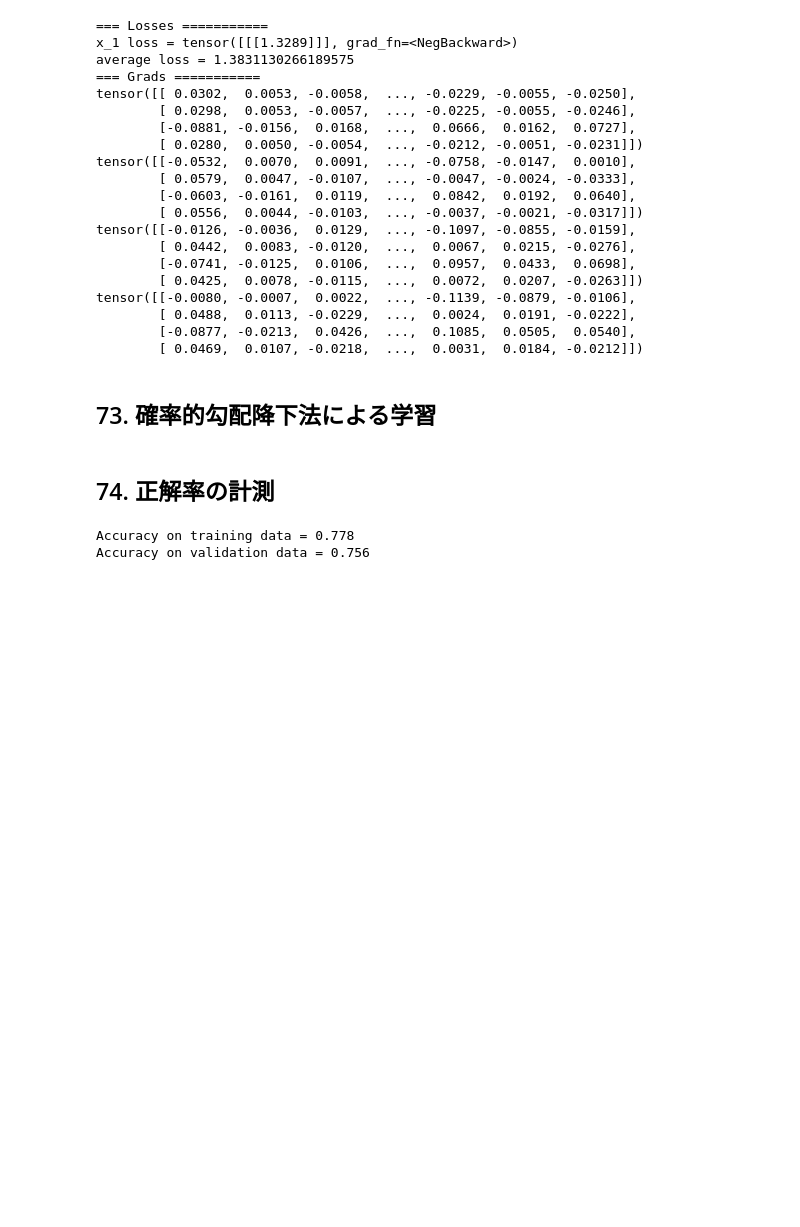
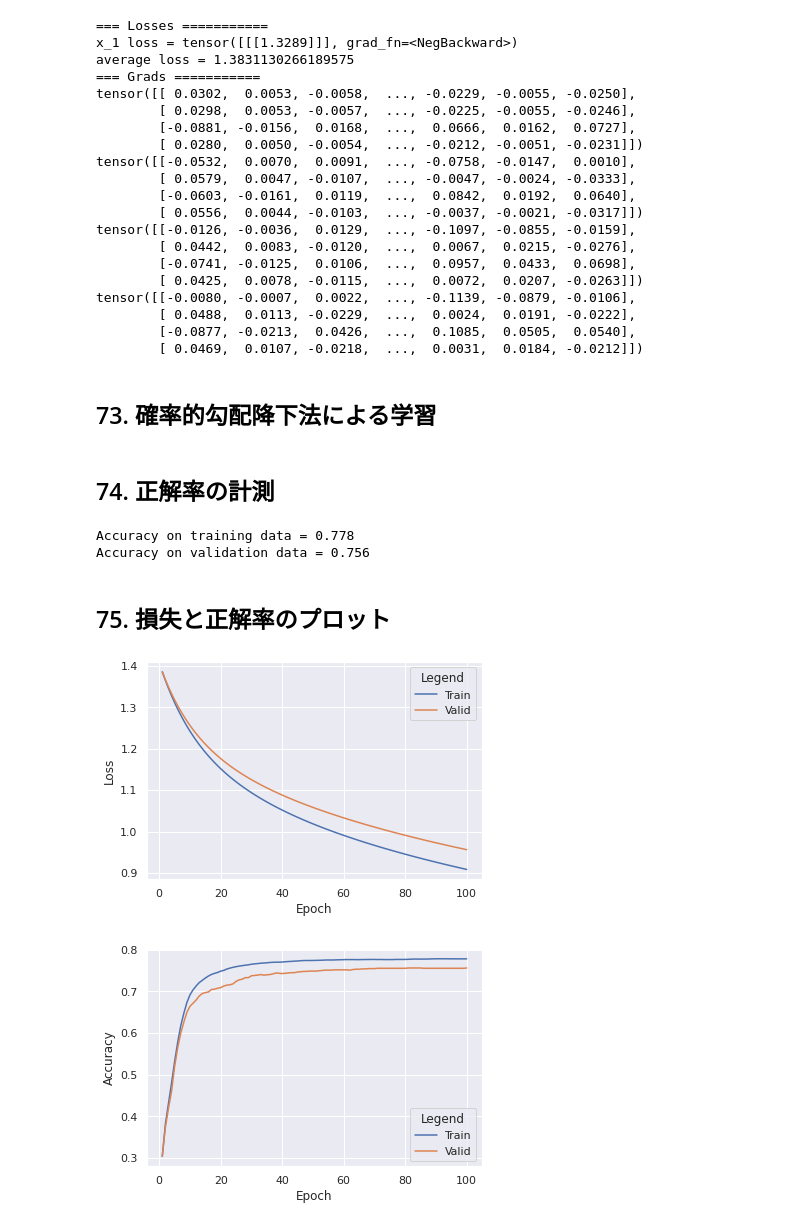
Before and after one commit to nishikaz/NLP100Exercise, a Jupyter notebook: Chapter8/Chapter8_NeuralNetwork.ipynb, the cells around one changed output. Drawn from its saved outputs; the diff is of its cells as text; code cells hidden in the pictures; blank space fills up the shorter version.

Commit message:
「75. 損失と正解率のプロット」まで回答

```diff
--- a/Chapter8/Chapter8_NeuralNetwork.ipynb
+++ b/Chapter8/Chapter8_NeuralNetwork.ipynb
@@ -174,3 +174,5 @@ print('Accuracy on validation data = {:.3f}'.format(accuracy_score(ys['valid'].s
 # %% [output]
 Accuracy on training data = 0.778
 Accuracy on validation data = 0.756
+# %% [markdown]
+## 75. 損失と正解率のプロット
@@ -176,0 +213,37 @@ Accuracy on validation data = 0.756
+# %%
+%matplotlib inline
+
+import matplotlib.pyplot as plt
+import seaborn as sns
+from sklearn.metrics import accuracy_score
+
+sns.set()
+
+plot_train_df = pd.DataFrame({
+    'Epoch': range(1, 101),
+    'Loss': [train_loss.item() for train_loss in train_losses],
+    'Accuracy': [train_acc.item() for train_acc in train_accs],
+    'Legend': 'Train'
+})
+
+plot_valid_df = pd.DataFrame({
+    'Epoch': range(1, 101),
+    'Loss': [valid_loss.item() for valid_loss in valid_losses],
+    'Accuracy': [valid_acc.item() for valid_acc in valid_accs],
+    'Legend': 'Valid'
+})
+
+data = pd.concat([plot_train_df, plot_valid_df])
+
+# plot losses
+ax1 = sns.lineplot(x="Epoch", y="Loss", data=data, hue="Legend")
+ax1.set(xlabel="Epoch", ylabel="Loss")
+plt.show()
+
+# plot accuracies
+ax2 = sns.lineplot(x="Epoch", y="Accuracy", data=data, hue="Legend")
+ax2.set(xlabel="Epoch", ylabel="Accuracy")
+plt.show()
+# %% [output]
+[figure, added]
+[figure, added]
```
Also changed, not shown: parts of 1 cell of this notebook.
